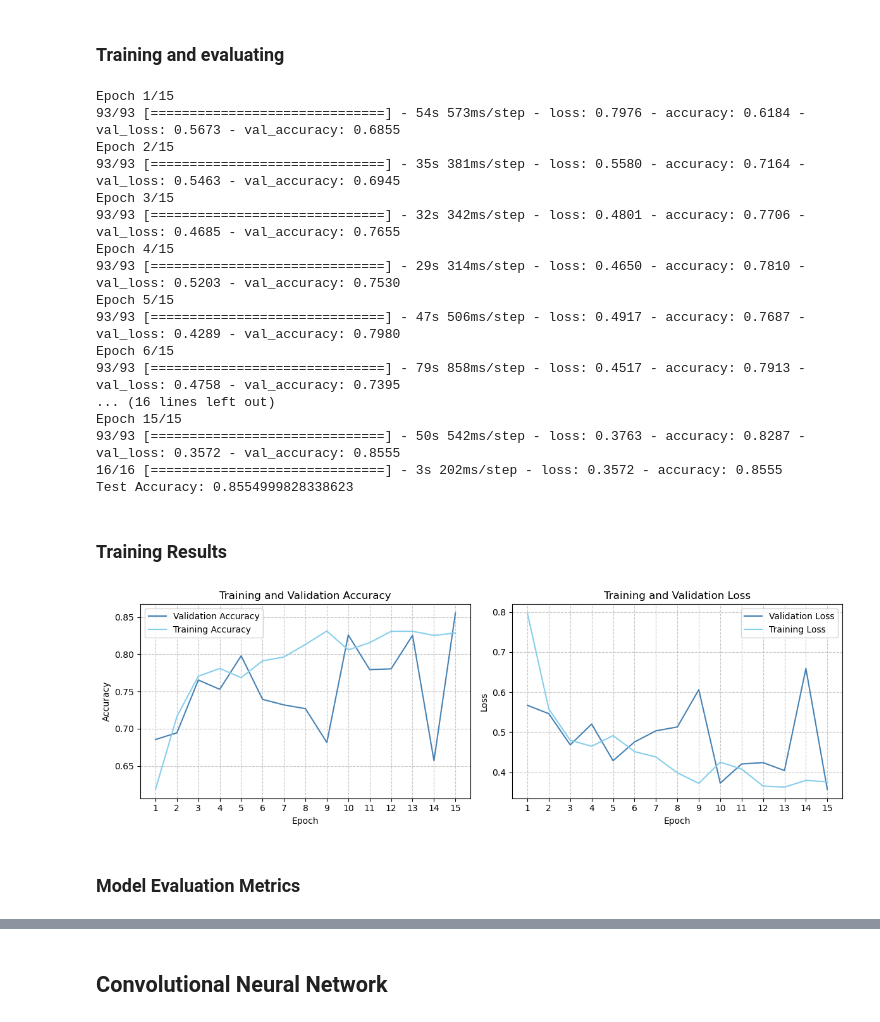
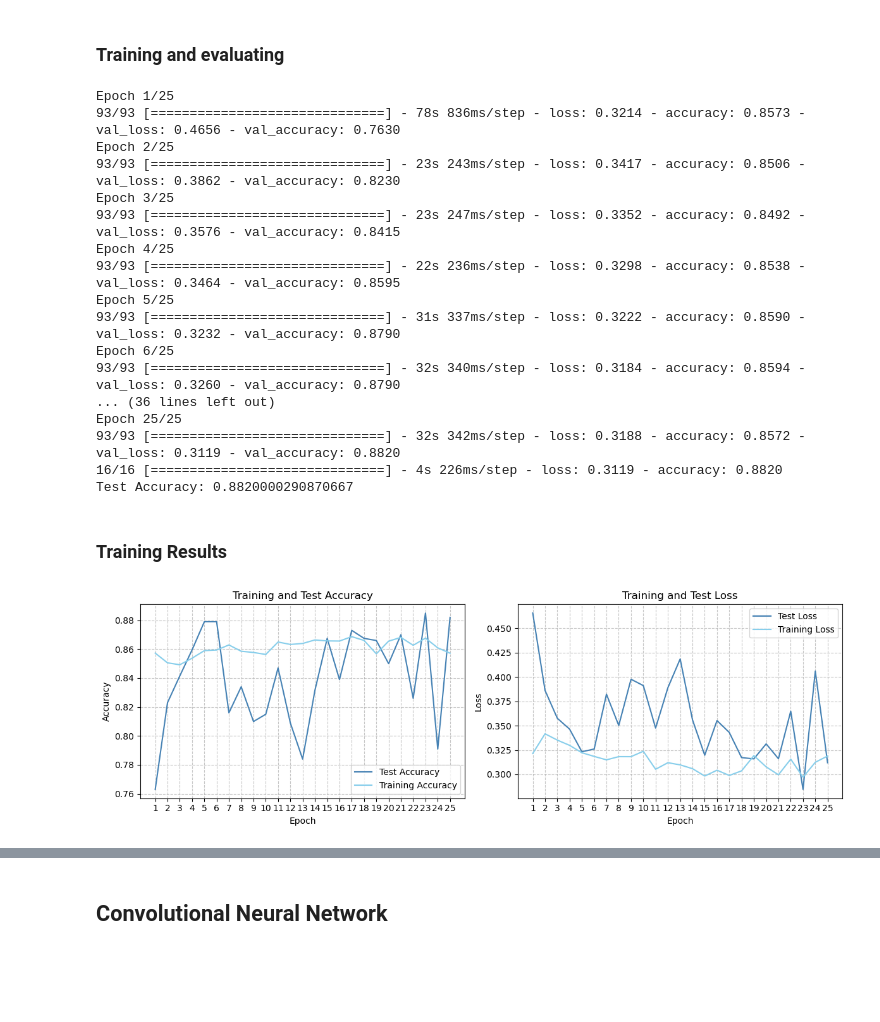
Before and after one commit to AlonMesh/Deep-Learning-Project, a Jupyter notebook: Skin Cancer Detection models 🩺.ipynb, the cells around one changed output, grey strips where cells are left out. Cells and saved outputs as stored; diff of their text form; code cells hidden in the pictures; blank space fills up the shorter version.

```diff
--- a/Skin Cancer Detection models 🩺.ipynb
+++ b/Skin Cancer Detection models 🩺.ipynb
@@ -48,7 +48,7 @@ Set those hyperparamaters as you wish
 # %%
 img_width, img_height = 112, 112
 batch_size = 128
-epochs = 15
+epochs = 25
 # %%
 # Data generators
 train_datagen = ImageDataGenerator(rescale=1.0 / 255)
@@ -126,7 +148,10 @@ def create_nn(num_hidden_layers, hidden_layer_sizes):
     model.add(Dense(1, activation='sigmoid'))
 
     # Compile the model
-    model.compile(optimizer='adam', loss='binary_crossentropy', metrics=['accuracy'])
+    model.compile(
+        optimizer='adam',
+        loss='binary_crossentropy',
+        metrics=['accuracy'])
 
     return model
 # %%
@@ -173,52 +198,50 @@ history = nn_model.fit(train_generator, epochs=epochs, validation_data=test_gene
 test_loss, test_acc = nn_model.evaluate(test_generator)
 print(f'Test Accuracy: {test_acc}')
 # %% [output]
-Epoch 1/15
-93/93 [==============================] - 54s 573ms/step - loss: 0.7976 - accuracy: 0.6184 - val_loss: 0.5673 - val_accuracy: 0.6855
-Epoch 2/15
-93/93 [==============================] - 35s 381ms/step - loss: 0.5580 - accuracy: 0.7164 - val_loss: 0.5463 - val_accuracy: 0.6945
-Epoch 3/15
-93/93 [==============================] - 32s 342ms/step - loss: 0.4801 - accuracy: 0.7706 - val_loss: 0.4685 - val_accuracy: 0.7655
-Epoch 4/15
-93/93 [==============================] - 29s 314ms/step - loss: 0.4650 - accuracy: 0.7810 - val_loss: 0.5203 - val_accuracy: 0.7530
-Epoch 5/15
-93/93 [==============================] - 47s 506ms/step - loss: 0.4917 - accuracy: 0.7687 - val_loss: 0.4289 - val_accuracy: 0.7980
-Epoch 6/15
-93/93 [==============================] - 79s 858ms/step - loss: 0.4517 - accuracy: 0.7913 - val_loss: 0.4758 - val_accuracy: 0.7395
-... (16 lines left out)
-Epoch 15/15
-93/93 [==============================] - 50s 542ms/step - loss: 0.3763 - accuracy: 0.8287 - val_loss: 0.3572 - val_accuracy: 0.8555
-16/16 [==============================] - 3s 202ms/step - loss: 0.3572 - accuracy: 0.8555
-Test Accuracy: 0.8554999828338623
+Epoch 1/25
+93/93 [==============================] - 78s 836ms/step - loss: 0.3214 - accuracy: 0.8573 - val_loss: 0.4656 - val_accuracy: 0.7630
+Epoch 2/25
+93/93 [==============================] - 23s 243ms/step - loss: 0.3417 - accuracy: 0.8506 - val_loss: 0.3862 - val_accuracy: 0.8230
+Epoch 3/25
+93/93 [==============================] - 23s 247ms/step - loss: 0.3352 - accuracy: 0.8492 - val_loss: 0.3576 - val_accuracy: 0.8415
+Epoch 4/25
+93/93 [==============================] - 22s 236ms/step - loss: 0.3298 - accuracy: 0.8538 - val_loss: 0.3464 - val_accuracy: 0.8595
+Epoch 5/25
+93/93 [==============================] - 31s 337ms/step - loss: 0.3222 - accuracy: 0.8590 - val_loss: 0.3232 - val_accuracy: 0.8790
+Epoch 6/25
+93/93 [==============================] - 32s 340ms/step - loss: 0.3184 - accuracy: 0.8594 - val_loss: 0.3260 - val_accuracy: 0.8790
+... (36 lines left out)
+Epoch 25/25
+93/93 [==============================] - 32s 342ms/step - loss: 0.3188 - accuracy: 0.8572 - val_loss: 0.3119 - val_accuracy: 0.8820
+16/16 [==============================] - 4s 226ms/step - loss: 0.3119 - accuracy: 0.8820
+Test Accuracy: 0.8820000290870667
-# %% [markdown]
-### Training Results
+# %% [markdown]
+### Training Results
 # %%
-# Plot training and validation accuracy values
+# Plot training and test accuracy values
 plt.figure(figsize=(12, 4))
 plt.subplot(1, 2, 1)
-plt.plot(np.arange(1, len(history.history['val_accuracy']) + 1), history.history['val_accuracy'], label='Validation Accuracy', color="steelblue")
+plt.plot(np.arange(1, len(history.history['val_accuracy']) + 1), history.history['val_accuracy'], label='Test Accuracy', color="steelblue")
 plt.plot(np.arange(1, len(history.history['accuracy']) + 1), history.history['accuracy'], label='Training Accuracy', color="skyblue")
 plt.xlabel('Epoch')
 plt.ylabel('Accuracy')
-plt.title('Training and Validation Accuracy')
+plt.title('Training and Test Accuracy')
 plt.grid(True, linestyle='--', alpha=0.7)
 plt.xticks(range(1, len(history.history['accuracy']) + 1))
 plt.legend()
 
-# Plot training and validation loss values
+# Plot training and test loss values
 plt.subplot(1, 2, 2)
-plt.plot(np.arange(1, len(history.history['val_loss']) + 1), history.history['val_loss'], label='Validation Loss', color="steelblue")
+plt.plot(np.arange(1, len(history.history['val_loss']) + 1), history.history['val_loss'], label='Test Loss', color="steelblue")
 plt.plot(np.arange(1, len(history.history['loss']) + 1), history.history['loss'], label='Training Loss', color="skyblue")
 plt.xlabel('Epoch')
 plt.ylabel('Loss')
-plt.title('Training and Validation Loss')
+plt.title('Training and Test Loss')
 plt.grid(True, linestyle='--', alpha=0.7)
 plt.xticks(range(1, len(history.history['loss']) + 1))
 plt.legend()
 
 plt.tight_layout()
 plt.show()
 # %% [output]
-[figure, old version]
+[figure, new version]
-# %% [markdown]
-### Model Evaluation Metrics
```
Also changed, not shown: parts of 75 cells of this notebook, 12 other files.
